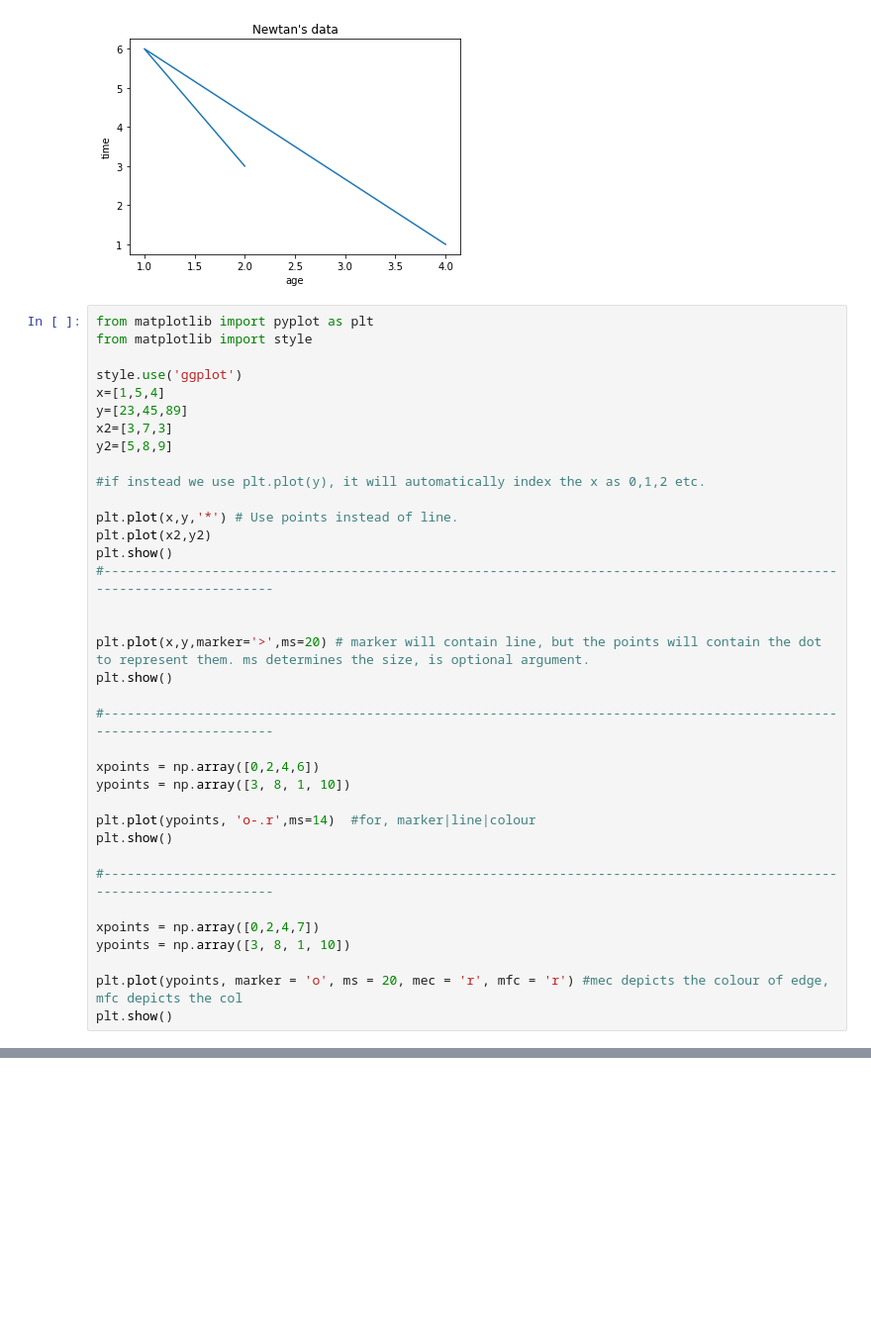
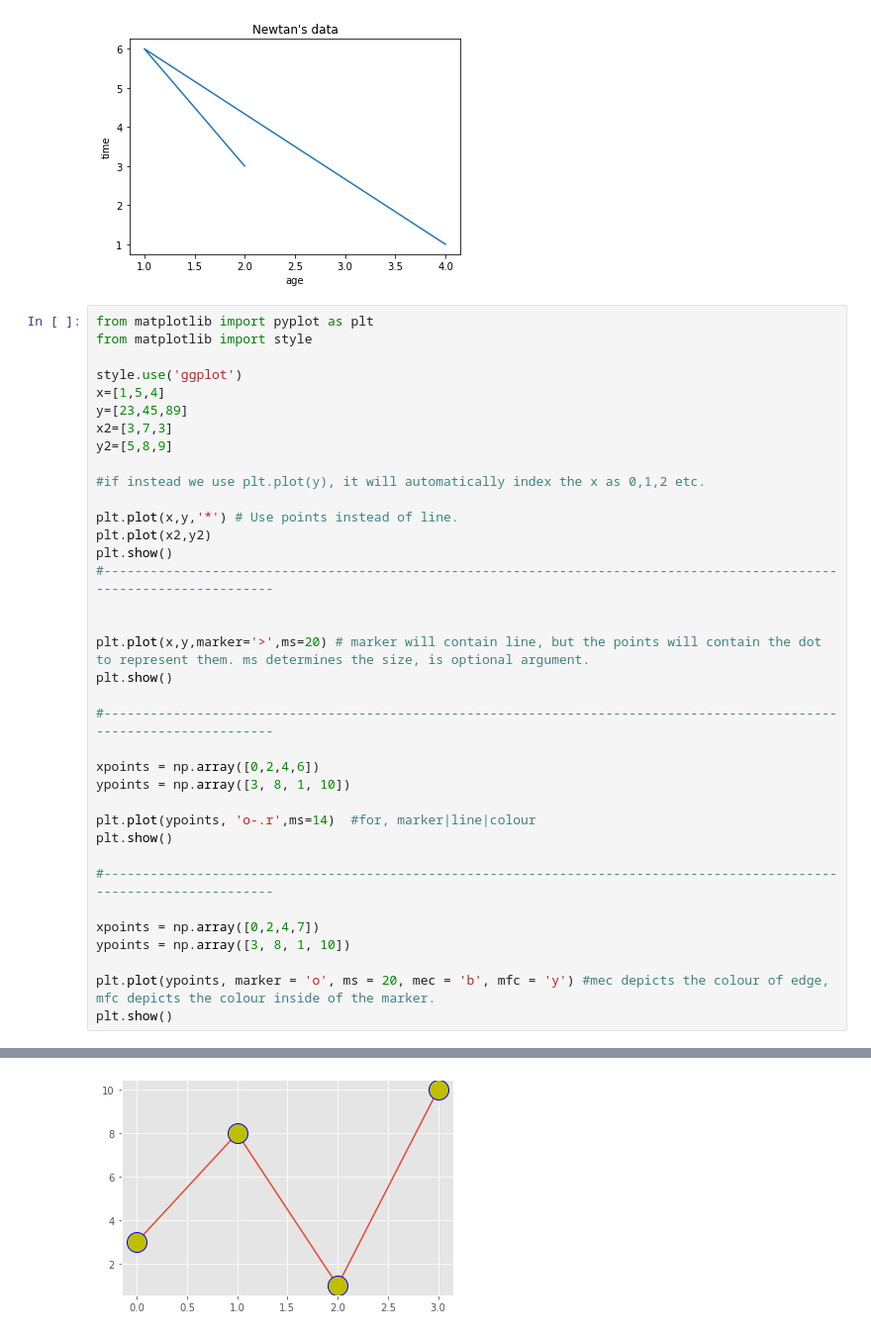
Before and after one commit to Newtanmukh/Python-Frameworks-Tutorials, a Jupyter notebook: matplotlib/Matplotlib Tutorial.ipynb, the cells around one changed output, grey strips where cells are left out. Shown at 99% size. Drawn from its saved outputs; the diff is of its cells as text; blank space fills up the shorter version.

```diff
--- a/matplotlib/Matplotlib Tutorial.ipynb
+++ b/matplotlib/Matplotlib Tutorial.ipynb
@@ -21,31 +21,32 @@ y2=[5,8,9]
 
 #if instead we use plt.plot(y), it will automatically index the x as 0,1,2 etc.
 
 plt.plot(x,y,'*') # Use points instead of line.
 plt.plot(x2,y2)
 plt.show()
 #----------------------------------------------------------------------------------------------------------------------
 
 
 plt.plot(x,y,marker='>',ms=20) # marker will contain line, but the points will contain the dot to represent them. ms determines the size, is optional argument.
 plt.show()
 
 #----------------------------------------------------------------------------------------------------------------------
 
 xpoints = np.array([0,2,4,6])
 ypoints = np.array([3, 8, 1, 10])
 
 plt.plot(ypoints, 'o-.r',ms=14)  #for, marker|line|colour
 plt.show()
 
 #----------------------------------------------------------------------------------------------------------------------
 
 xpoints = np.array([0,2,4,7])
 ypoints = np.array([3, 8, 1, 10])
 
-plt.plot(ypoints, marker = 'o', ms = 20, mec = 'r', mfc = 'r') #mec depicts the colour of edge, mfc depicts the col
+plt.plot(ypoints, marker = 'o', ms = 20, mec = 'b', mfc = 'y') #mec depicts the colour of edge, mfc depicts the colour inside of the marker.
 plt.show()
 # %% [output]
 [figure]
 [figure]
 [figure]
+[figure, added]
```
Also changed, not shown: 1 other file.
